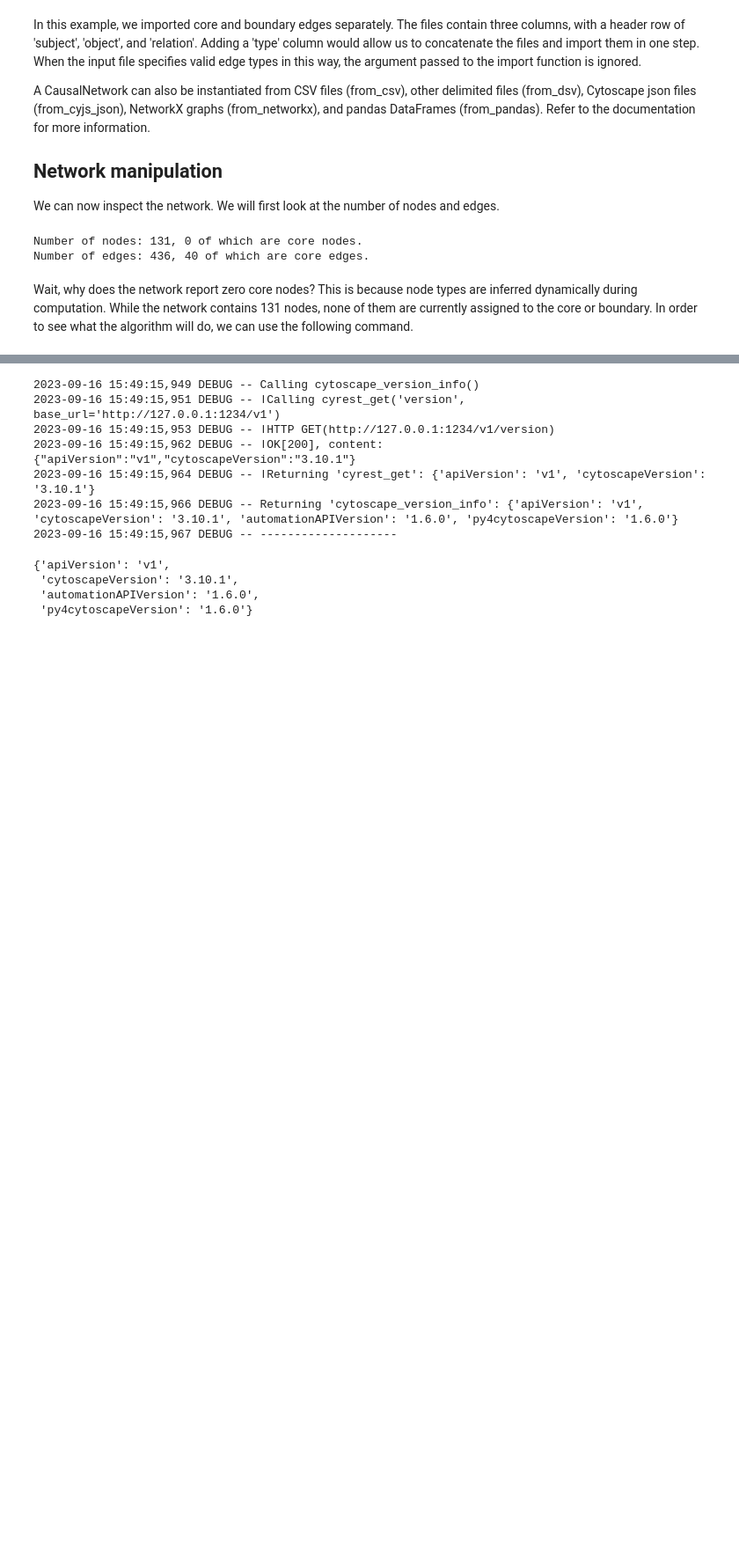
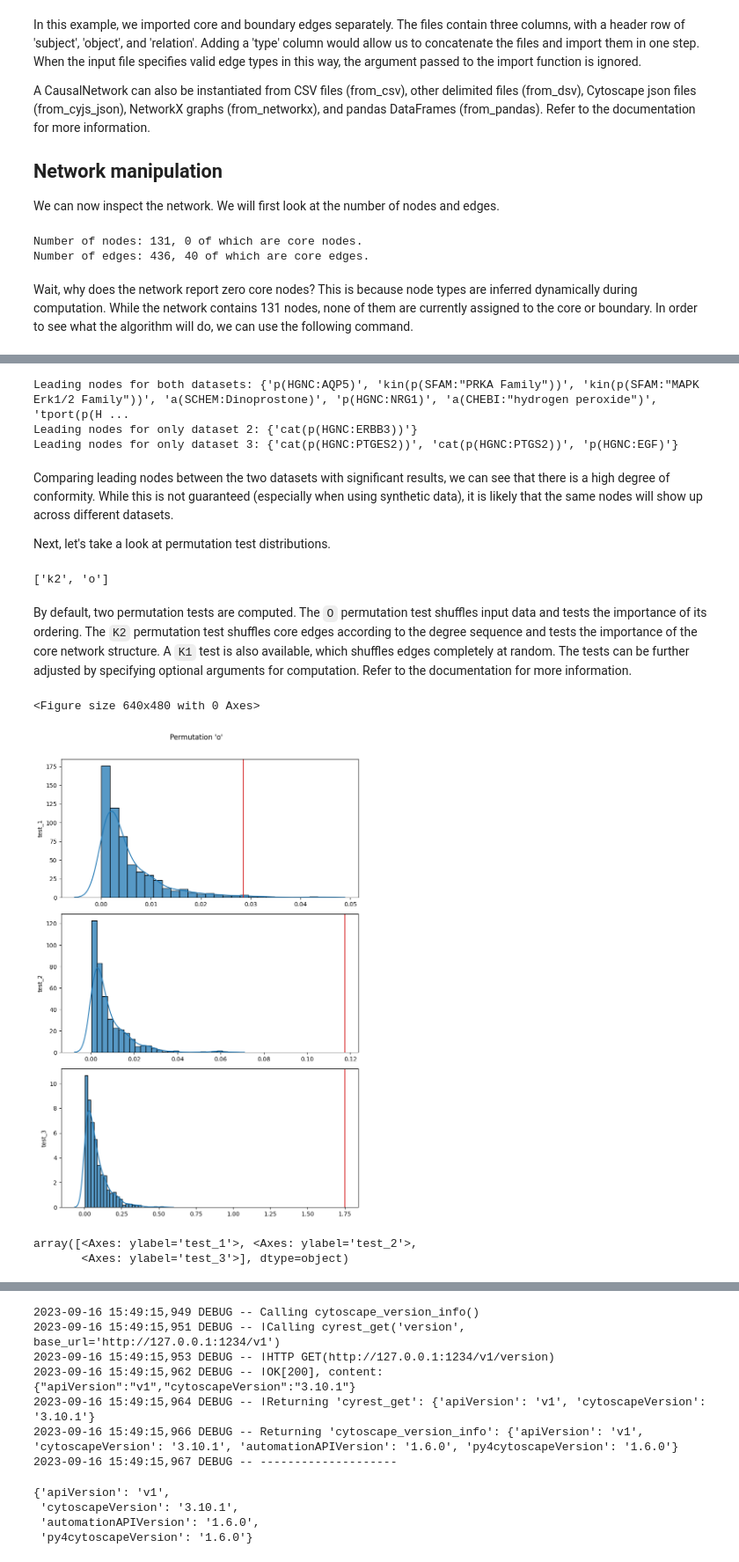
Before and after one commit to mikethenut/perturbationx, a Jupyter notebook: example.ipynb, the cells around one changed output, grey strips where cells are left out. Shown at 88% size. Cells and saved outputs as stored; diff of their text form; code cells hidden in the pictures; blank space fills up the shorter version.

Commit message:
docs: Add examples for computation.

```diff
--- a/example.ipynb
+++ b/example.ipynb
@@ -141 +157,29 @@ results.distributions()
+# %%
+leading_nodes_2 = test_results.get_leading_nodes("test_2")
+leading_nodes_3 = test_results.get_leading_nodes("test_3")
+
+print("Leading nodes for both datasets: " + str(leading_nodes_2.intersection(leading_nodes_3)))
+print("Leading nodes for only dataset 2: " + str(leading_nodes_2.difference(leading_nodes_3)))
+print("Leading nodes for only dataset 3: " + str(leading_nodes_3.difference(leading_nodes_2)))
+# %% [output]
+Leading nodes for both datasets: {'p(HGNC:AQP5)', 'kin(p(SFAM:"PRKA Family"))', 'kin(p(SFAM:"MAPK Erk1/2 Family"))', 'a(SCHEM:Dinoprostone)', 'p(HGNC:NRG1)', 'a(CHEBI:"hydrogen peroxide")', 'tport(p(H ...
+Leading nodes for only dataset 2: {'cat(p(HGNC:ERBB3))'}
+Leading nodes for only dataset 3: {'cat(p(HGNC:PTGES2))', 'cat(p(HGNC:PTGS2))', 'p(HGNC:EGF)'}
+# %% [markdown]
+Comparing leading nodes between the two datasets with significant results, we can see that there is a high degree of conformity. While this is not guaranteed (especially when using synthetic data), it is likely that the same nodes will show up across different datasets.
+
+Next, let's take a look at permutation test distributions.
+# %%
+print(test_results.distributions())
+# %% [output]
+['k2', 'o']
+# %% [markdown]
+By default, two permutation tests are computed. The `O` permutation test shuffles input data and tests the importance of its ordering. The `K2` permutation test shuffles core edges according to the degree sequence and tests the importance of the core network structure. A `K1` test is also available, which shuffles edges completely at random. The tests can be further adjusted by specifying optional arguments for computation. Refer to the documentation for more information.
+# %%
+test_results.plot_distribution('o')
+# %% [output]
+<Figure size 640x480 with 0 Axes>
+[figure, added]
+array([<Axes: ylabel='test_1'>, <Axes: ylabel='test_2'>,
+       <Axes: ylabel='test_3'>], dtype=object)
 # %%
```
Also changed, not shown: parts of 22 cells of this notebook.
